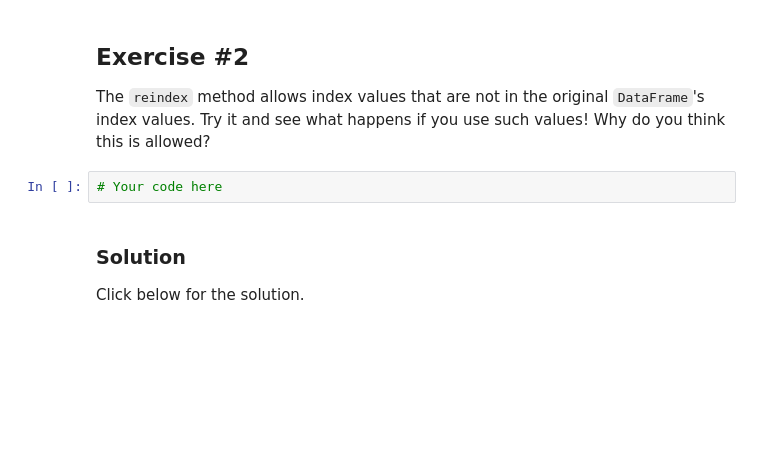
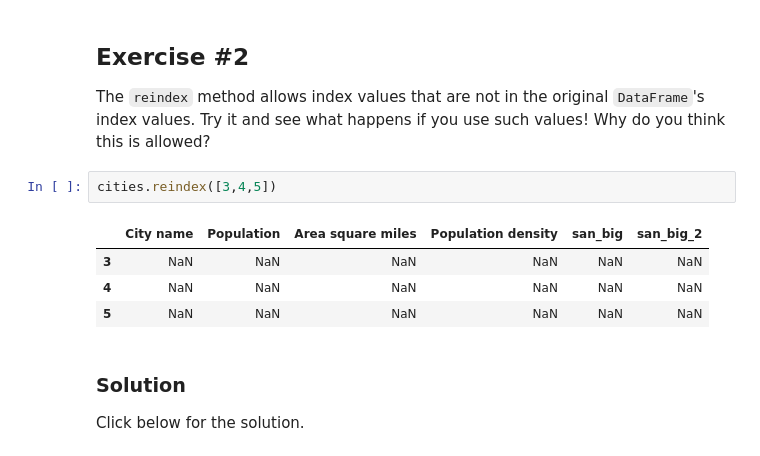
Before and after one commit to diegoami/DA_Google_Machine_Learning, a Jupyter notebook: intro_to_pandas.ipynb, the cells around one changed output. Drawn from its saved outputs; the diff is of its cells as text; blank space fills up the shorter version.

```diff
--- a/intro_to_pandas.ipynb
+++ b/intro_to_pandas.ipynb
@@ -219,8 +233,13 @@ For more information, see the [Index documentation](http://pandas.pydata.org/pan
 ## Exercise #2
 
 The `reindex` method allows index values that are not in the original `DataFrame`'s index values. Try it and see what happens if you use such values! Why do you think this is allowed?
-# %%
-# Your code here
+# %%
+cities.reindex([3,4,5])
+# %% [output]
+|  | City name | Population | Area square miles | Population density | san_big | san_big_2 |
+| 3 | NaN | NaN | NaN | NaN | NaN | NaN |
+| 4 | NaN | NaN | NaN | NaN | NaN | NaN |
+| 5 | NaN | NaN | NaN | NaN | NaN | NaN |
 # %% [markdown]
 ### Solution
 
```
Also changed, not shown: parts of 5 cells of this notebook.
